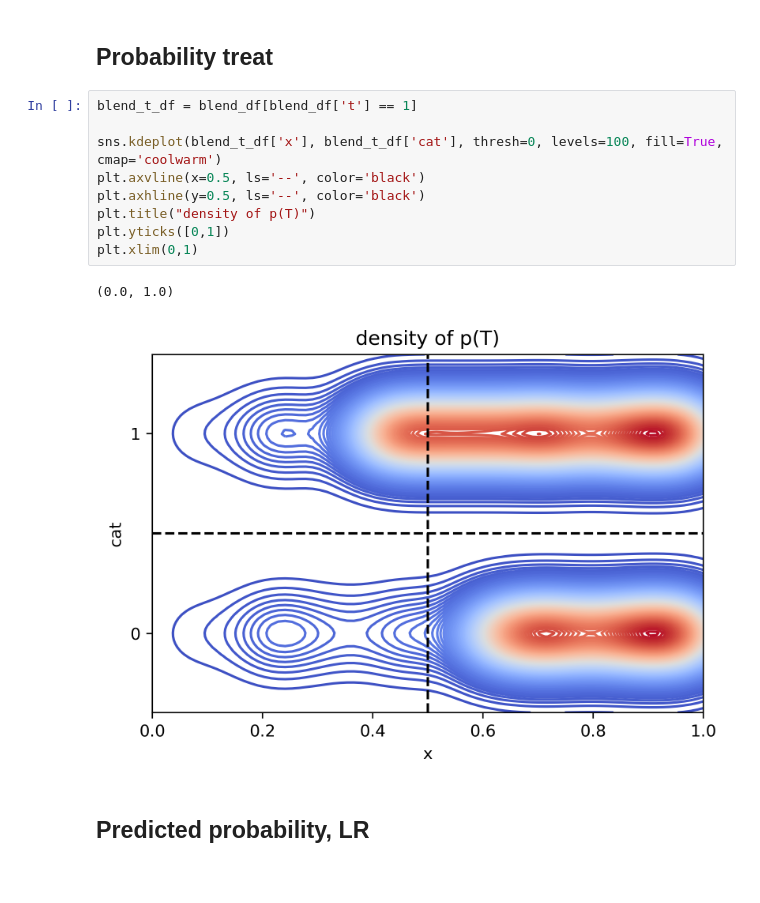
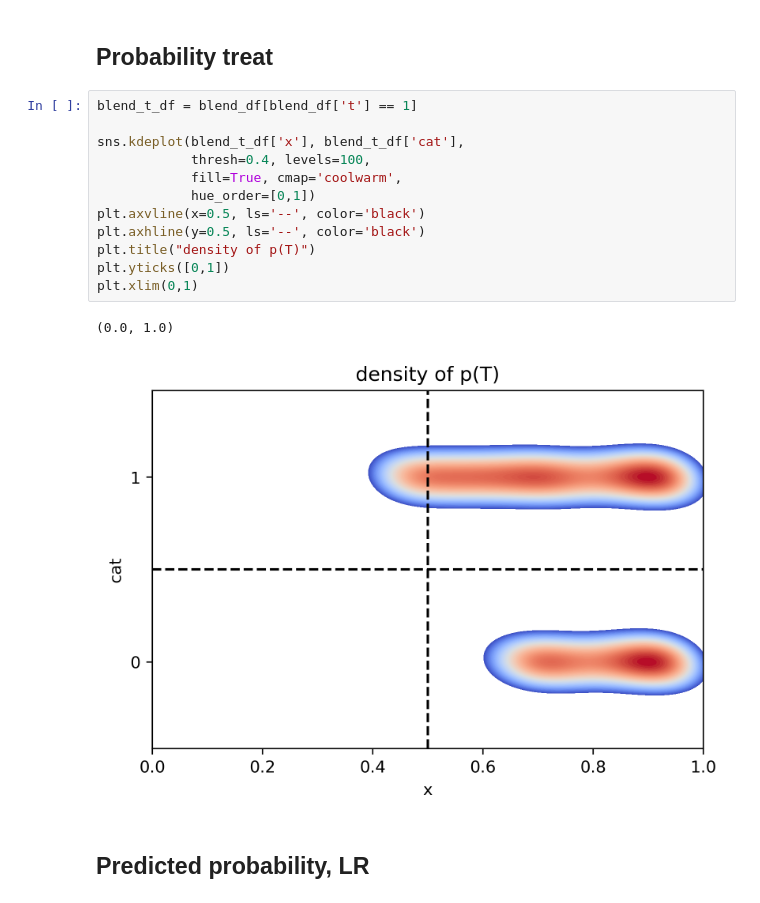
Before and after one commit to tliu526/rdd-discovery, a Jupyter notebook: notebooks/rdd-derivative-exploration.ipynb, the cells around one changed output. Cells and saved outputs as stored; diff of their text form.

```diff
--- a/notebooks/rdd-derivative-exploration.ipynb
+++ b/notebooks/rdd-derivative-exploration.ipynb
@@ -558,15 +621,18 @@ sns.lineplot(disp_X, preds, color='red')
 # %%
 blend_t_df = blend_df[blend_df['t'] == 1]
 
-sns.kdeplot(blend_t_df['x'], blend_t_df['cat'], thresh=0, levels=100, fill=True, cmap='coolwarm')
+sns.kdeplot(blend_t_df['x'], blend_t_df['cat'],
+            thresh=0.4, levels=100,
+            fill=True, cmap='coolwarm',
+            hue_order=[0,1])
 plt.axvline(x=0.5, ls='--', color='black')
 plt.axhline(y=0.5, ls='--', color='black')
 plt.title("density of p(T)")
 plt.yticks([0,1])
 plt.xlim(0,1)
 # %% [output]
 (0.0, 1.0)
-[figure, old version]
+[figure, new version]
 # %% [markdown]
 ## Predicted probability, LR
 # %%
```
Also changed, not shown: parts of 42 cells of this notebook.
